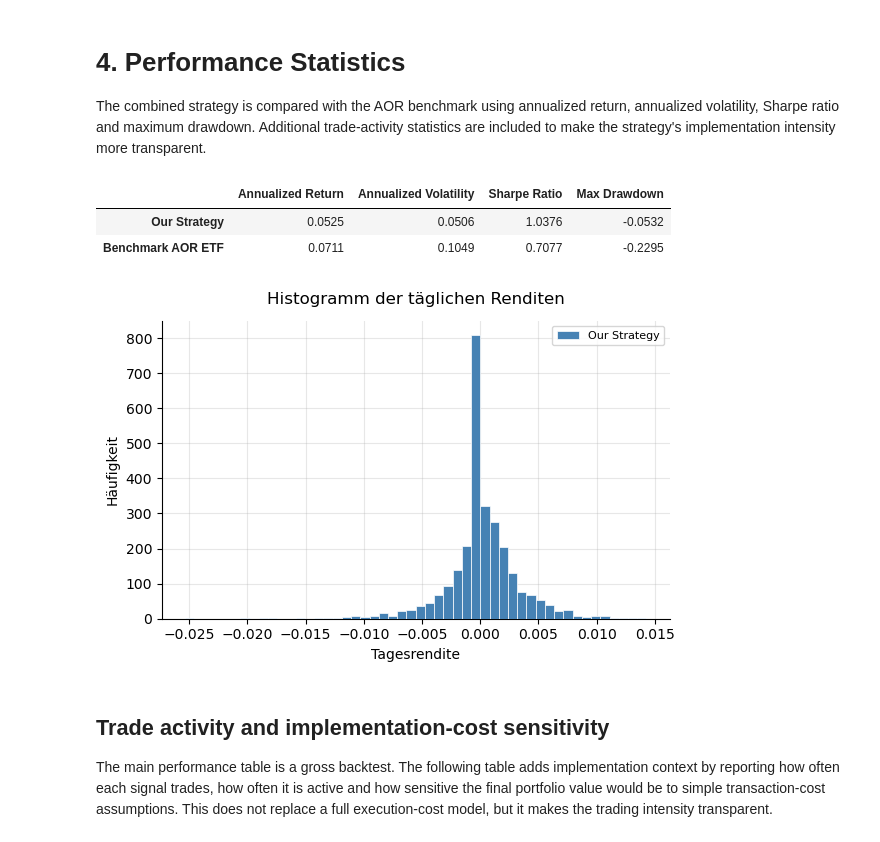
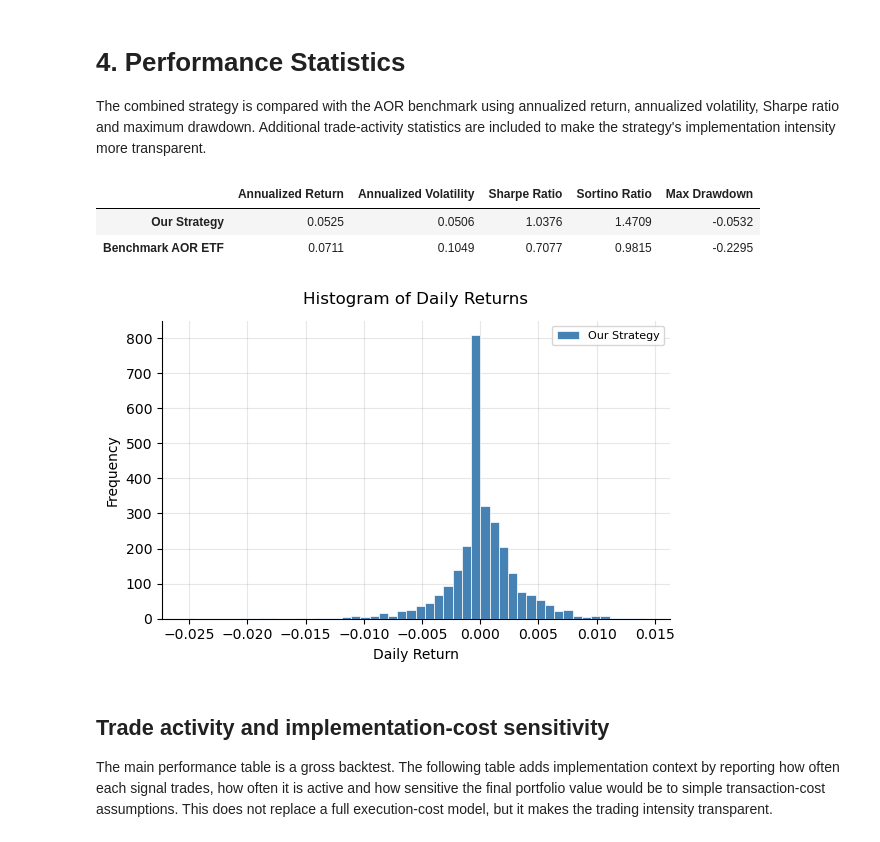
Before and after one commit to ungeralexan/systematic-trading-signals, a Jupyter notebook: CURRENT VERSION/assessment_notebook.ipynb, the cells around one changed output. Cells and saved outputs as stored; diff of their text form; code cells hidden in the pictures.

```diff
--- a/CURRENT VERSION/assessment_notebook.ipynb
+++ b/CURRENT VERSION/assessment_notebook.ipynb
@@ -390,40 +389,41 @@ statistics_rows["Benchmark AOR ETF"] = (
 
 df_statistics = pd.DataFrame(statistics_rows).T
 
 df_statistics = df_statistics[
     [
         "Annualized Return",
         "Annualized Volatility",
         "Sharpe Ratio",
+        "Sortino Ratio",
         "Max Drawdown"
     ]
 ]
 
 display(df_statistics.round(4))
 
 
 # Histogram
 returns = module.portfolio_returns_from_values(portfolio_value)
 
 plt.figure(figsize=(6, 4))
 
 plt.hist(returns, bins=50, color="steelblue", edgecolor="white", linewidth=0.5, zorder=3, label="Our Strategy")
-plt.title("Histogramm der täglichen Renditen", pad=12)
-plt.xlabel("Tagesrendite")
-plt.ylabel("Häufigkeit")
+plt.title("Histogram of Daily Returns", pad=12)
+plt.xlabel("Daily Return")
+plt.ylabel("Frequency")
 plt.legend(fontsize=8)
 plt.grid(True, alpha=0.3, zorder=0)
 
 plt.gca().spines["top"].set_visible(False)
 plt.gca().spines["right"].set_visible(False)
 
 plt.tight_layout()
 plt.show()
 # %% [output]
-|  | Annualized Return | Annualized Volatility | Sharpe Ratio | Max Drawdown |
-| Our Strategy | 0.0525 | 0.0506 | 1.0376 | -0.0532 |
-| Benchmark AOR ETF | 0.0711 | 0.1049 | 0.7077 | -0.2295 |
+|  | Annualized Return | Annualized Volatility | Sharpe Ratio | Sortino Ratio | Max Drawdown |
+| Our Strategy | 0.0525 | 0.0506 | 1.0376 | 1.4709 | -0.0532 |
+| Benchmark AOR ETF | 0.0711 | 0.1049 | 0.7077 | 0.9815 | -0.2295 |
-[figure, old version]
+[figure, new version]
 # %% [markdown]
 ## Trade activity and implementation-cost sensitivity
 
```
Also changed, not shown: parts of 6 cells of this notebook, 1 other file.
